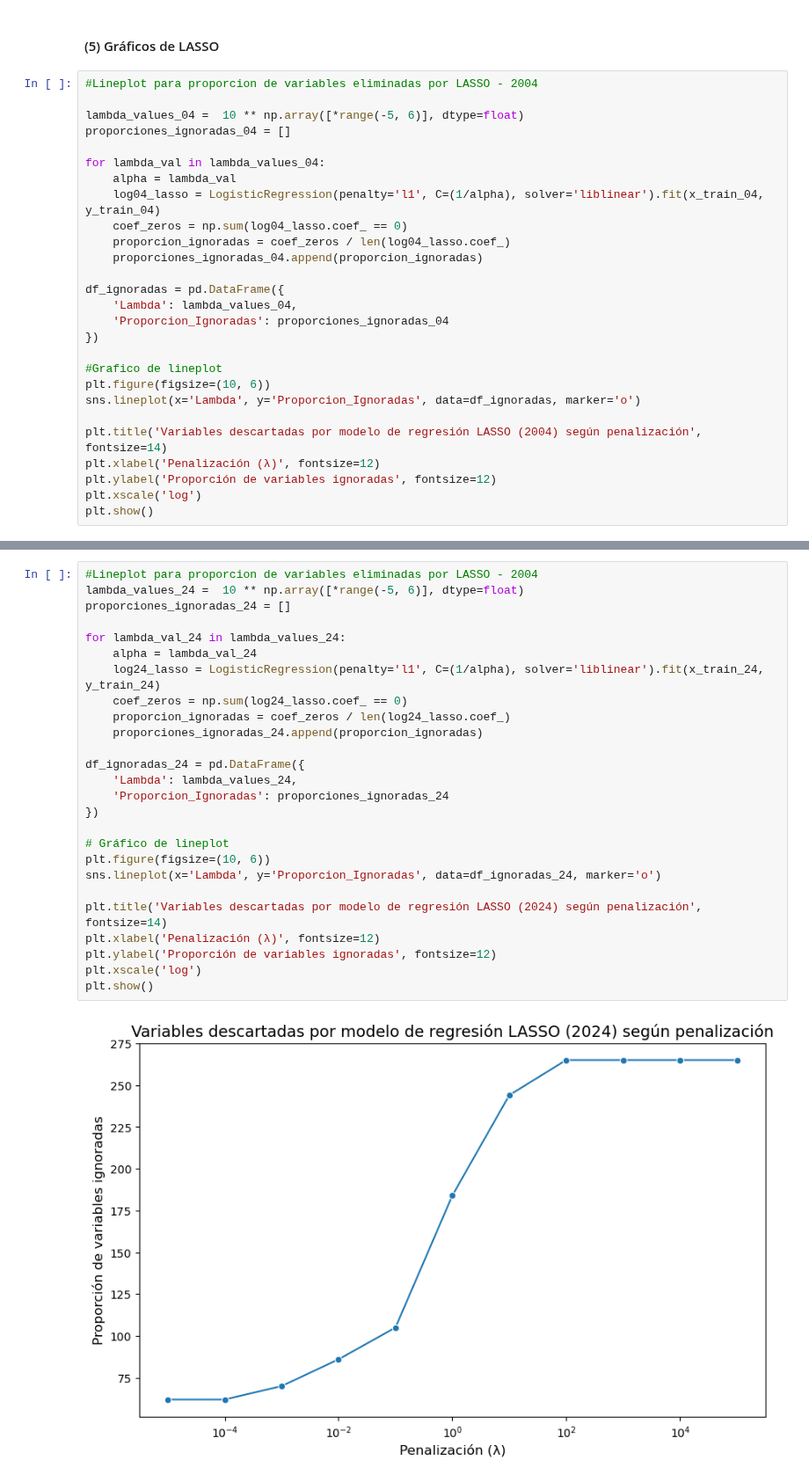
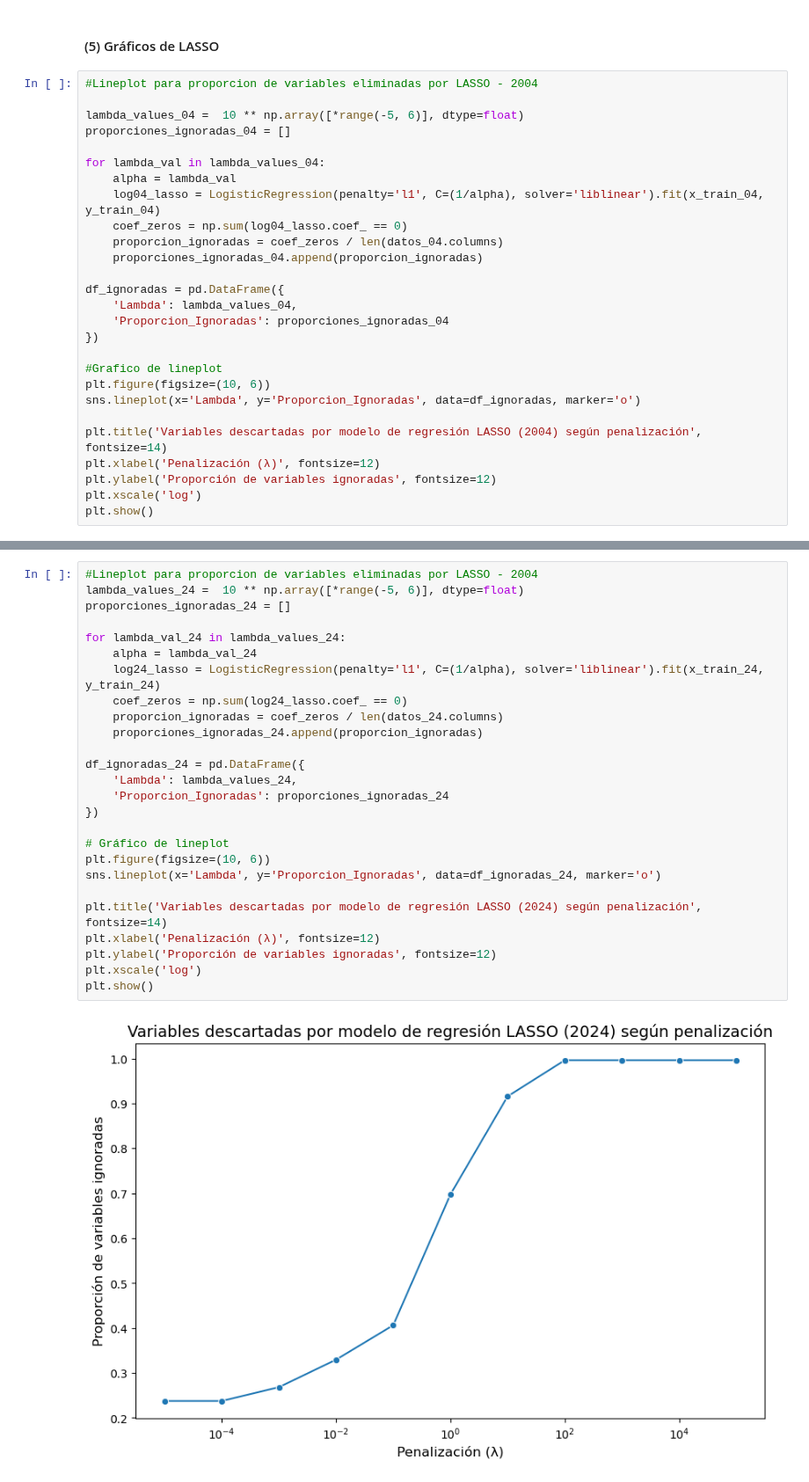
Before and after one commit to maggiecobb/CC408-T1-5, a Jupyter notebook: TP 4/TP 4.ipynb, the cells around one changed output, grey strips where cells are left out. Shown at 88% size. Drawn from its saved outputs; the diff is of its cells as text.

```diff
--- a/TP 4/TP 4.ipynb
+++ b/TP 4/TP 4.ipynb
@@ -1151,7 +1154,7 @@ for lambda_val in lambda_values_04:
     alpha = lambda_val
     log04_lasso = LogisticRegression(penalty='l1', C=(1/alpha), solver='liblinear').fit(x_train_04, y_train_04)
     coef_zeros = np.sum(log04_lasso.coef_ == 0)
-    proporcion_ignoradas = coef_zeros / len(log04_lasso.coef_)
+    proporcion_ignoradas = coef_zeros / len(datos_04.columns)
     proporciones_ignoradas_04.append(proporcion_ignoradas)
 
 df_ignoradas = pd.DataFrame({
@@ -1173,28 +1176,28 @@ plt.show()
 # %%
 #Lineplot para proporcion de variables eliminadas por LASSO - 2004
 lambda_values_24 =  10 ** np.array([*range(-5, 6)], dtype=float)
 proporciones_ignoradas_24 = []
 
 for lambda_val_24 in lambda_values_24:
     alpha = lambda_val_24
     log24_lasso = LogisticRegression(penalty='l1', C=(1/alpha), solver='liblinear').fit(x_train_24, y_train_24)
     coef_zeros = np.sum(log24_lasso.coef_ == 0)
-    proporcion_ignoradas = coef_zeros / len(log24_lasso.coef_)
+    proporcion_ignoradas = coef_zeros / len(datos_24.columns)
     proporciones_ignoradas_24.append(proporcion_ignoradas)
 
 df_ignoradas_24 = pd.DataFrame({
     'Lambda': lambda_values_24,
     'Proporcion_Ignoradas': proporciones_ignoradas_24
 })
 
 # Gráfico de lineplot
 plt.figure(figsize=(10, 6))
 sns.lineplot(x='Lambda', y='Proporcion_Ignoradas', data=df_ignoradas_24, marker='o')
 
 plt.title('Variables descartadas por modelo de regresión LASSO (2024) según penalización', fontsize=14)
 plt.xlabel('Penalización (λ)', fontsize=12)
 plt.ylabel('Proporción de variables ignoradas', fontsize=12)
 plt.xscale('log')
 plt.show()
 # %% [output]
-[figure, old version]
+[figure, new version]
```
Also changed, not shown: parts of 8 cells of this notebook.
